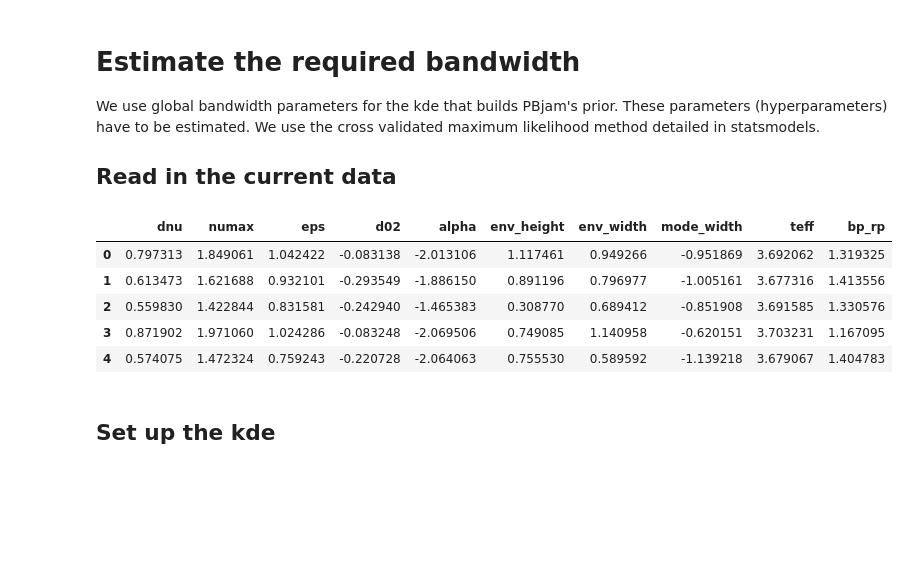
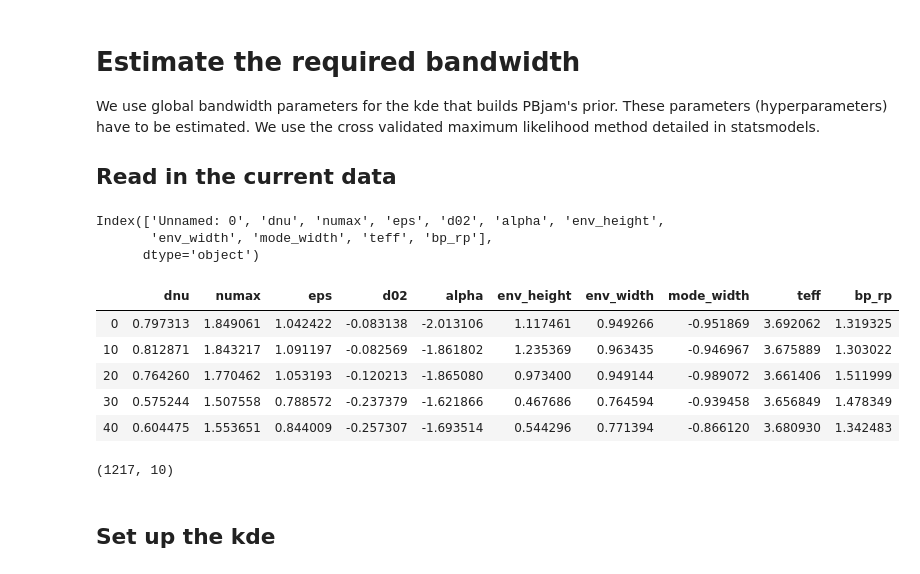
Before and after one commit to grd349/PBjam, a Jupyter notebook: pbjam/data/EstimateBandwidth.ipynb, the cells around one changed output. Saved outputs shown, nothing was run; the diff lists cells and outputs as text; code cells hidden in the pictures; blank space fills up the shorter version.

```diff
--- a/pbjam/data/EstimateBandwidth.ipynb
+++ b/pbjam/data/EstimateBandwidth.ipynb
@@ -7,16 +7,25 @@ We use global bandwidth parameters for the kde that builds PBjam's prior.  These
 # %%
 import pandas as pd
 # %%
-df = pd.read_csv('prior_data.csv')
-df = df[:4000]
+df_full = pd.read_csv('prior_data.csv')
+print(df_full.columns)
+df_full = df_full.drop(columns='Unnamed: 0')
+df = df_full[::10]
 df.head()
 # %% [output]
+Index(['Unnamed: 0', 'dnu', 'numax', 'eps', 'd02', 'alpha', 'env_height',
+       'env_width', 'mode_width', 'teff', 'bp_rp'],
+      dtype='object')
 |  | dnu | numax | eps | d02 | alpha | env_height | env_width | mode_width | teff | bp_rp |
 | 0 | 0.797313 | 1.849061 | 1.042422 | -0.083138 | -2.013106 | 1.117461 | 0.949266 | -0.951869 | 3.692062 | 1.319325 |
-| 1 | 0.613473 | 1.621688 | 0.932101 | -0.293549 | -1.886150 | 0.891196 | 0.796977 | -1.005161 | 3.677316 | 1.413556 |
-| 2 | 0.559830 | 1.422844 | 0.831581 | -0.242940 | -1.465383 | 0.308770 | 0.689412 | -0.851908 | 3.691585 | 1.330576 |
-| 3 | 0.871902 | 1.971060 | 1.024286 | -0.083248 | -2.069506 | 0.749085 | 1.140958 | -0.620151 | 3.703231 | 1.167095 |
-| 4 | 0.574075 | 1.472324 | 0.759243 | -0.220728 | -2.064063 | 0.755530 | 0.589592 | -1.139218 | 3.679067 | 1.404783 |
+| 10 | 0.812871 | 1.843217 | 1.091197 | -0.082569 | -1.861802 | 1.235369 | 0.963435 | -0.946967 | 3.675889 | 1.303022 |
+| 20 | 0.764260 | 1.770462 | 1.053193 | -0.120213 | -1.865080 | 0.973400 | 0.949144 | -0.989072 | 3.661406 | 1.511999 |
+| 30 | 0.575244 | 1.507558 | 0.788572 | -0.237379 | -1.621866 | 0.467686 | 0.764594 | -0.939458 | 3.656849 | 1.478349 |
+| 40 | 0.604475 | 1.553651 | 0.844009 | -0.257307 | -1.693514 | 0.544296 | 0.771394 | -0.866120 | 3.680930 | 1.342483 |
+# %%
+print(df.values.shape)
+# %% [output]
+(1217, 10)
 # %% [markdown]
 ## Set up the kde
 # %%
```
Also changed, not shown: parts of 1 cell of this notebook, 4 other files.
